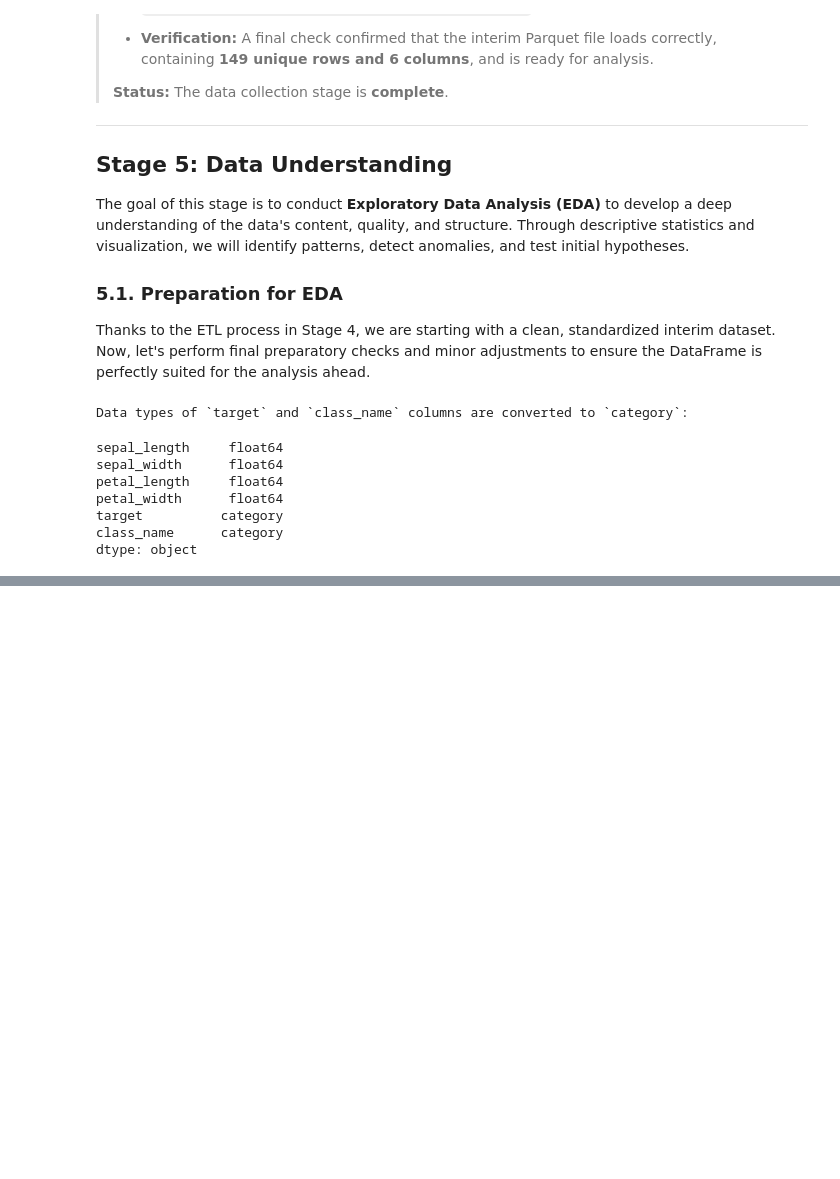
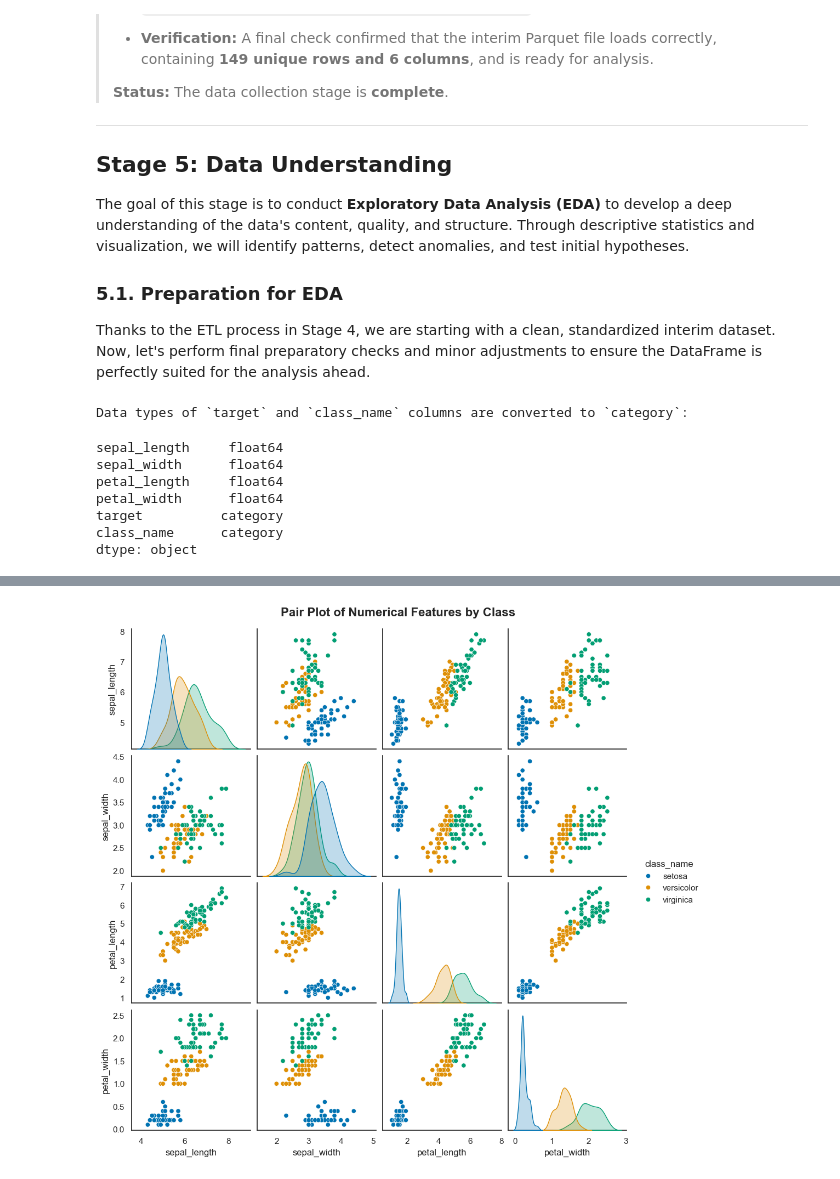
Before and after one commit to ibrahim-kocyigit/kocyigit-dsml, a Jupyter notebook: 03_specializations/02_machine_learning_with_python/03_non-linear_and_ensemble_models/07_multi_class_classification_lab.ipynb, the cells around one changed output, grey strips where cells are left out. Cells and saved outputs as stored; diff of their text form; code cells hidden in the pictures; blank space fills up the shorter version.

```diff
--- a/03_specializations/02_machine_learning_with_python/03_non-linear_and_ensemble_models/07_multi_class_classification_lab.ipynb
+++ b/03_specializations/02_machine_learning_with_python/03_non-linear_and_ensemble_models/07_multi_class_classification_lab.ipynb
@@ -251,0 +347,11 @@ dtype: object
+# %%
+# Create a list of columns to use for the bivariate analysis
+bivariate_cols = numerical_cols.copy()
+bivariate_cols.append('class_name')
+
+# Display the Pair Plot
+pairplot = sns.pairplot(iris_eda[bivariate_cols], hue="class_name")
+pairplot.figure.suptitle("Pair Plot of Numerical Features by Class", fontsize=16, fontweight="bold", y=1.02)
+plt.show()
+# %% [output]
+[figure, added]
```
Also changed, not shown: parts of 13 cells of this notebook.
